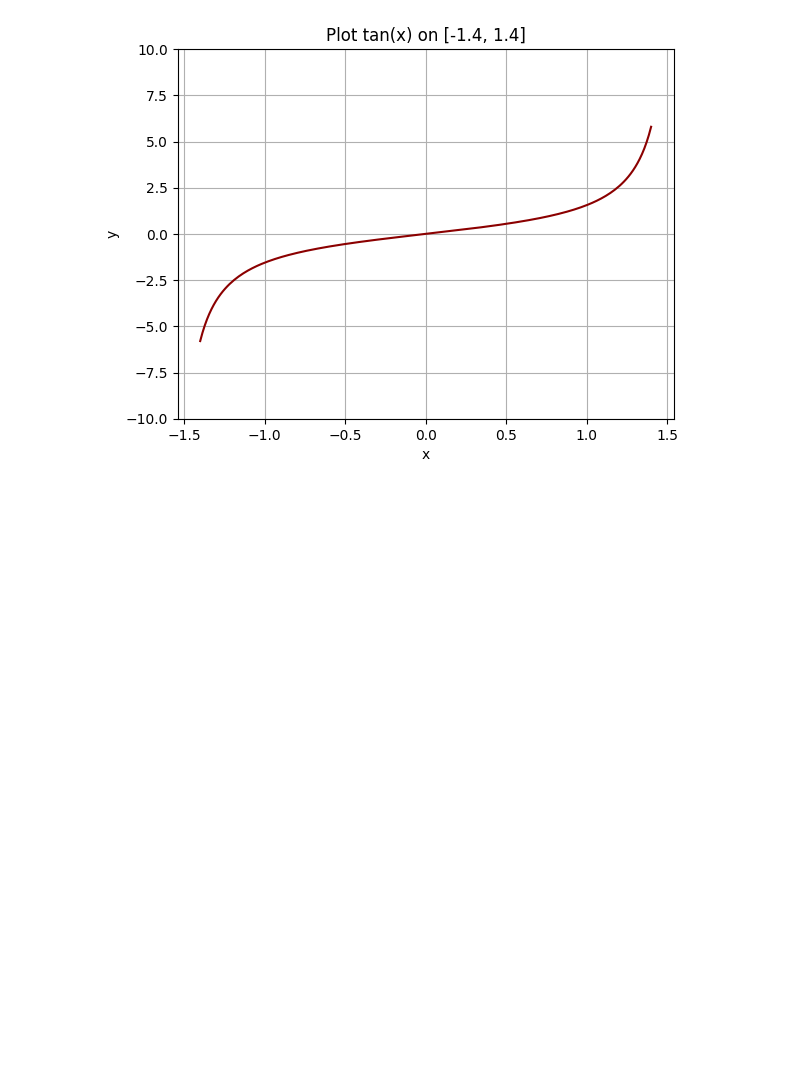
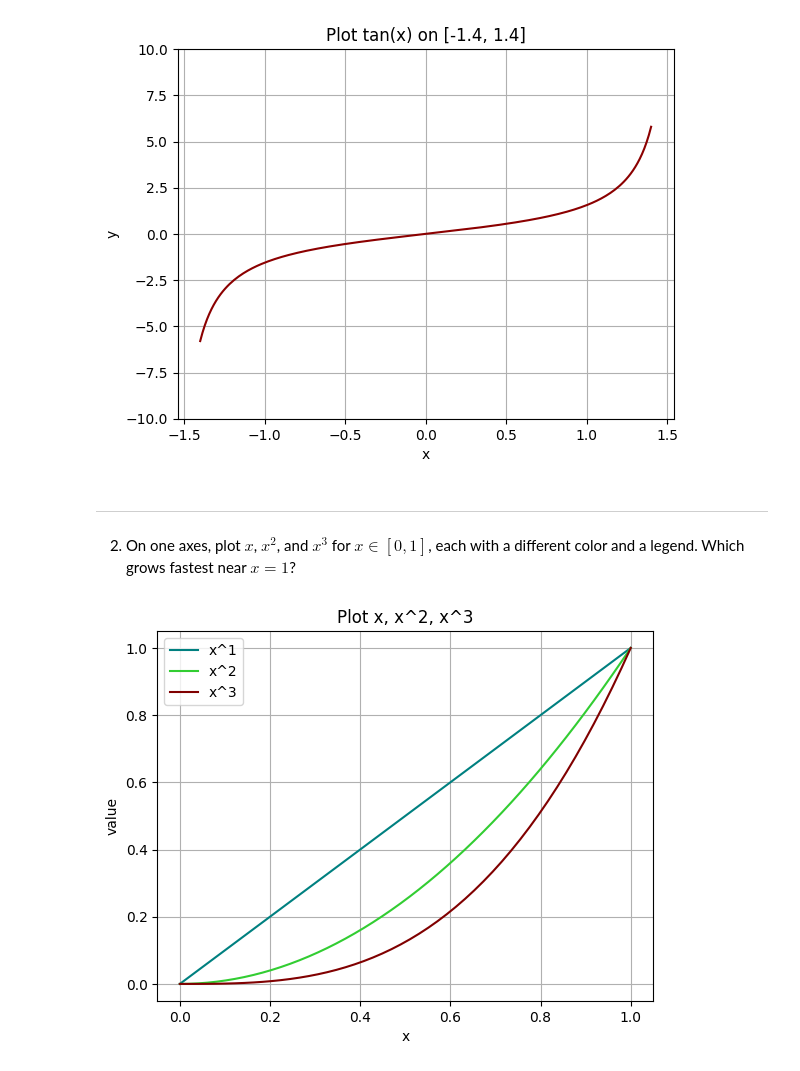
Before and after one commit to JayZeus999/Math-For-ML, a Jupyter notebook: cto-school/02a_plotting_functions.ipynb, the cells around one changed output. Drawn from its saved outputs; the diff is of its cells as text; code cells hidden in the pictures; blank space fills up the shorter version.

Commit message:
X^3 grows fastest near x = 1 & proven graphically

```diff
--- a/cto-school/02a_plotting_functions.ipynb
+++ b/cto-school/02a_plotting_functions.ipynb
@@ -271,3 +271,27 @@ plt.grid(True)
 plt.show()
 # %% [output]
 [figure]
+# %% [markdown]
+____
+2. On one axes, plot $x$, $x^2$, and $x^3$ for $x \in [0, 1]$, each with a
+   different color and a legend. Which grows fastest near $x = 1$?
+# %%
+x = np.linspace(0, 1, 50)
+
+x1 = (x ** 1)
+x2 = (x ** 2)
+x3 = (x ** 3)
+
+plt.plot(x, x1, color="teal", label="x^1")
+plt.plot(x, x2, color="limegreen", label="x^2")
+plt.plot(x, x3, color="maroon", label="x^3")
+
+plt.title("Plot x, x^2, x^3")
+plt.xlabel("x"); plt.ylabel("value")
+plt.legend()
+plt.grid(True)
+plt.show()
+
+# x^3 grows faster near x = 1
+# %% [output]
+[figure, added]
```
Also changed, not shown: parts of 2 cells of this notebook.
